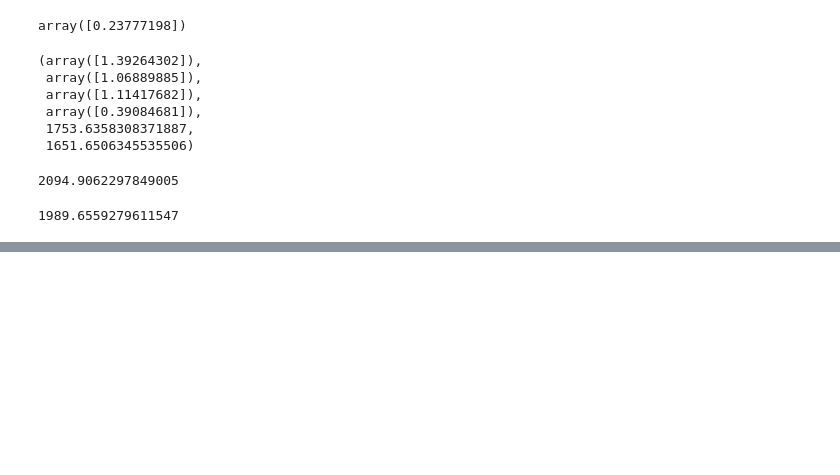
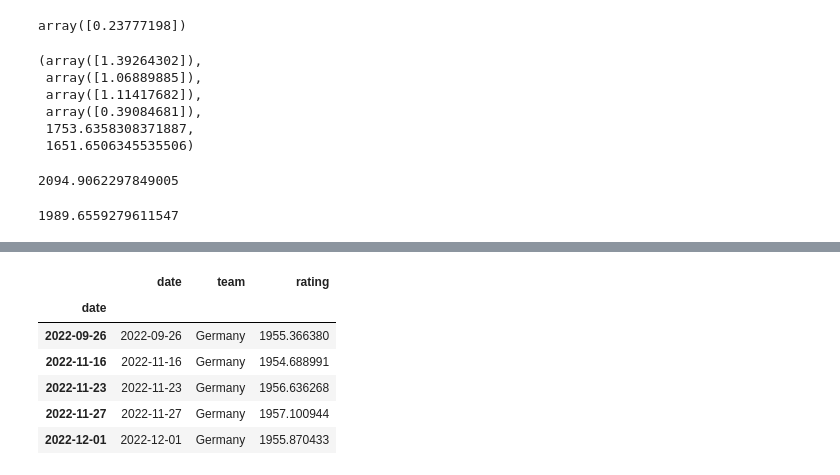
Before and after one commit to nowaycomputer/worldcup22, a Jupyter notebook: dev/model_v1.ipynb, the cells around one changed output, grey strips where cells are left out. Saved outputs shown, nothing was run; the diff lists cells and outputs as text; code cells hidden in the pictures; blank space fills up the shorter version.

```diff
--- a/dev/model_v1.ipynb
+++ b/dev/model_v1.ipynb
@@ -445,0 +486,10 @@ elo_recent[elo_recent['team']=='Brazil']['rating'].iloc[-1]
+# %%
+elo_df[elo_df['team']=='Germany'].dropna().tail()
+# %% [output]
+|  | date | team | rating |
+| date |  |  |  |
+| 2022-09-26 | 2022-09-26 | Germany | 1955.366380 |
+| 2022-11-16 | 2022-11-16 | Germany | 1954.688991 |
+| 2022-11-23 | 2022-11-23 | Germany | 1956.636268 |
+| 2022-11-27 | 2022-11-27 | Germany | 1957.100944 |
+| 2022-12-01 | 2022-12-01 | Germany | 1955.870433 |
```
Also changed, not shown: parts of 5 cells of this notebook, 2 other files.
